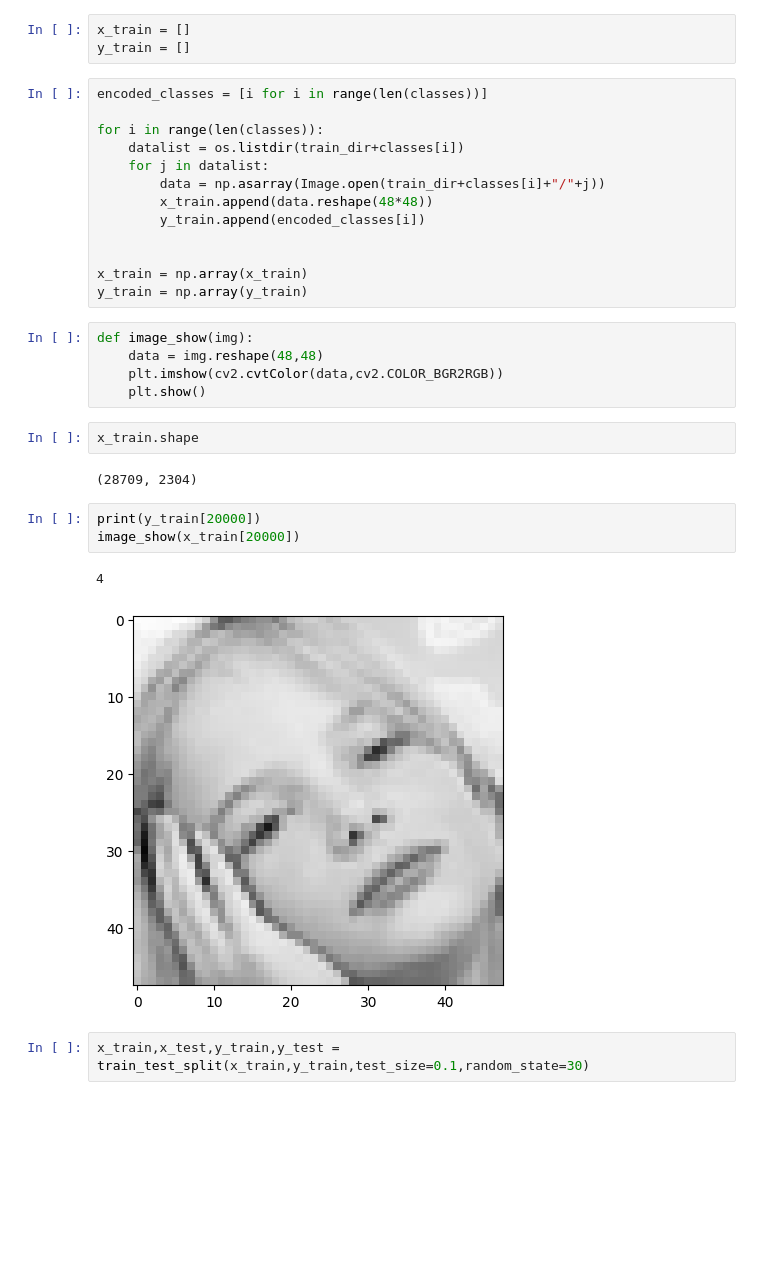
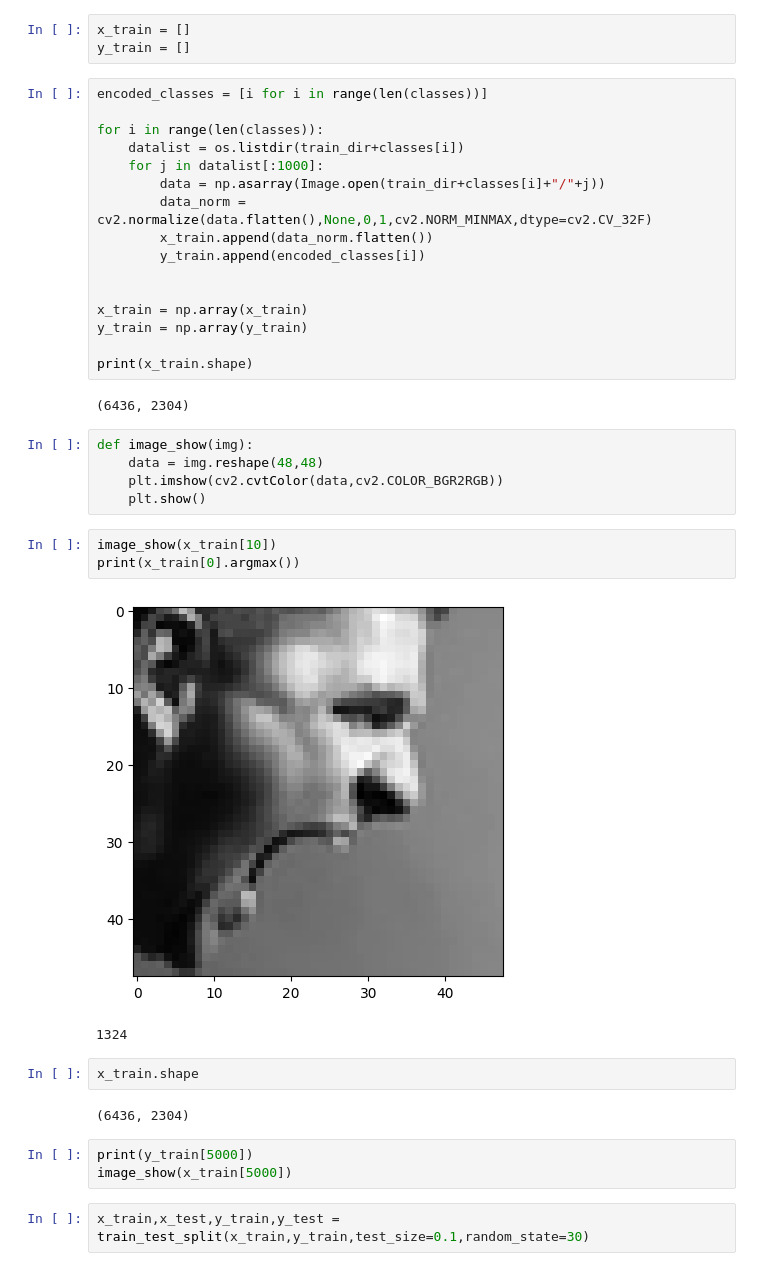
Before and after one commit to 26th-Official/Emotion-Detection, a Jupyter notebook: Emotion.ipynb, the cells around one changed output. Drawn from its saved outputs; the diff is of its cells as text; blank space fills up the shorter version.

```diff
--- a/Emotion.ipynb
+++ b/Emotion.ipynb
@@ -46,29 +51,37 @@ encoded_classes = [i for i in range(len(classes))]
 
 for i in range(len(classes)):
     datalist = os.listdir(train_dir+classes[i])
-    for j in datalist:
+    for j in datalist[:1000]:
         data = np.asarray(Image.open(train_dir+classes[i]+"/"+j))
-        x_train.append(data.reshape(48*48))
+        data_norm = cv2.normalize(data.flatten(),None,0,1,cv2.NORM_MINMAX,dtype=cv2.CV_32F)
+        x_train.append(data_norm.flatten())
         y_train.append(encoded_classes[i])
 
 
 x_train = np.array(x_train)
 y_train = np.array(y_train)
+
+print(x_train.shape)
+# %% [output]
+(6436, 2304)
 # %%
 def image_show(img):
     data = img.reshape(48,48)
     plt.imshow(cv2.cvtColor(data,cv2.COLOR_BGR2RGB))
     plt.show()
+# %%
+image_show(x_train[10])
+print(x_train[0].argmax())
+# %% [output]
+[figure, added]
+1324
 # %%
 x_train.shape
 # %% [output]
-(28709, 2304)
+(6436, 2304)
 # %%
-print(y_train[20000])
-image_show(x_train[20000])
+print(y_train[5000])
+image_show(x_train[5000])
-# %% [output]
-4
-[figure, removed]
 # %%
 x_train,x_test,y_train,y_test = train_test_split(x_train,y_train,test_size=0.1,random_state=30)
 # %%
```
Also changed, not shown: parts of 12 cells of this notebook.
